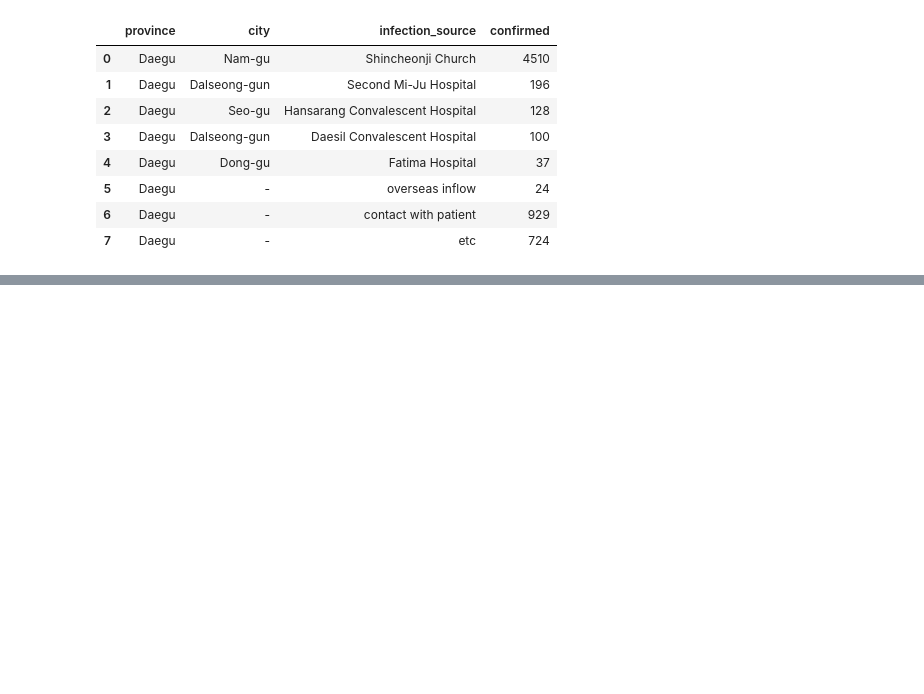
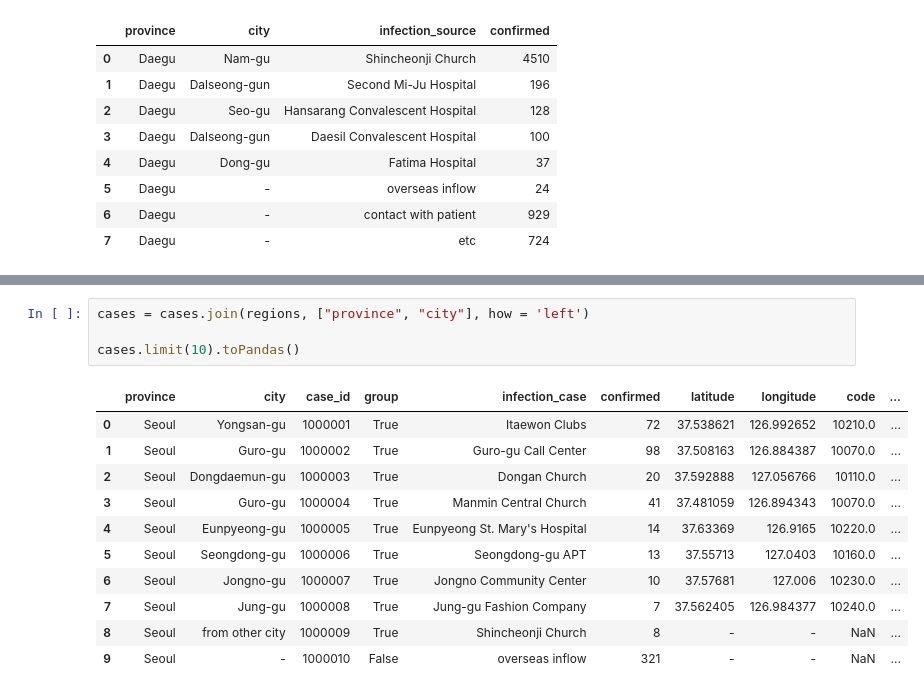
Before and after one commit to KulyashDahiya/DataEngineering, a Jupyter notebook: PysparkLearning/Basics/2_Dataframe.ipynb, the cells around one changed output, grey strips where cells are left out. Saved outputs shown, nothing was run; the diff lists cells and outputs as text; blank space fills up the shorter version.

```diff
--- a/PysparkLearning/Basics/2_Dataframe.ipynb
+++ b/PysparkLearning/Basics/2_Dataframe.ipynb
@@ -145,0 +172,16 @@ cases.groupBy(["province", "city"]).agg(F.sum("confirmed"), F.max("confirmed")).
+# %%
+cases = cases.join(regions, ["province", "city"], how = 'left')
+
+cases.limit(10).toPandas()
+# %% [output]
+|  | province | city | case_id | group | infection_case | confirmed | latitude | longitude | code | ... |
+| 0 | Seoul | Yongsan-gu | 1000001 | True | Itaewon Clubs | 72 | 37.538621 | 126.992652 | 10210.0 | ... |
+| 1 | Seoul | Guro-gu | 1000002 | True | Guro-gu Call Center | 98 | 37.508163 | 126.884387 | 10070.0 | ... |
+| 2 | Seoul | Dongdaemun-gu | 1000003 | True | Dongan Church | 20 | 37.592888 | 127.056766 | 10110.0 | ... |
+| 3 | Seoul | Guro-gu | 1000004 | True | Manmin Central Church | 41 | 37.481059 | 126.894343 | 10070.0 | ... |
+| 4 | Seoul | Eunpyeong-gu | 1000005 | True | Eunpyeong St. Mary's Hospital | 14 | 37.63369 | 126.9165 | 10220.0 | ... |
+| 5 | Seoul | Seongdong-gu | 1000006 | True | Seongdong-gu APT | 13 | 37.55713 | 127.0403 | 10160.0 | ... |
+| 6 | Seoul | Jongno-gu | 1000007 | True | Jongno Community Center | 10 | 37.57681 | 127.006 | 10230.0 | ... |
+| 7 | Seoul | Jung-gu | 1000008 | True | Jung-gu Fashion Company | 7 | 37.562405 | 126.984377 | 10240.0 | ... |
+| 8 | Seoul | from other city | 1000009 | True | Shincheonji Church | 8 | - | - | NaN | ... |
+| 9 | Seoul | - | 1000010 | False | overseas inflow | 321 | - | - | NaN | ... |
```
Also changed, not shown: parts of 4 cells of this notebook.
